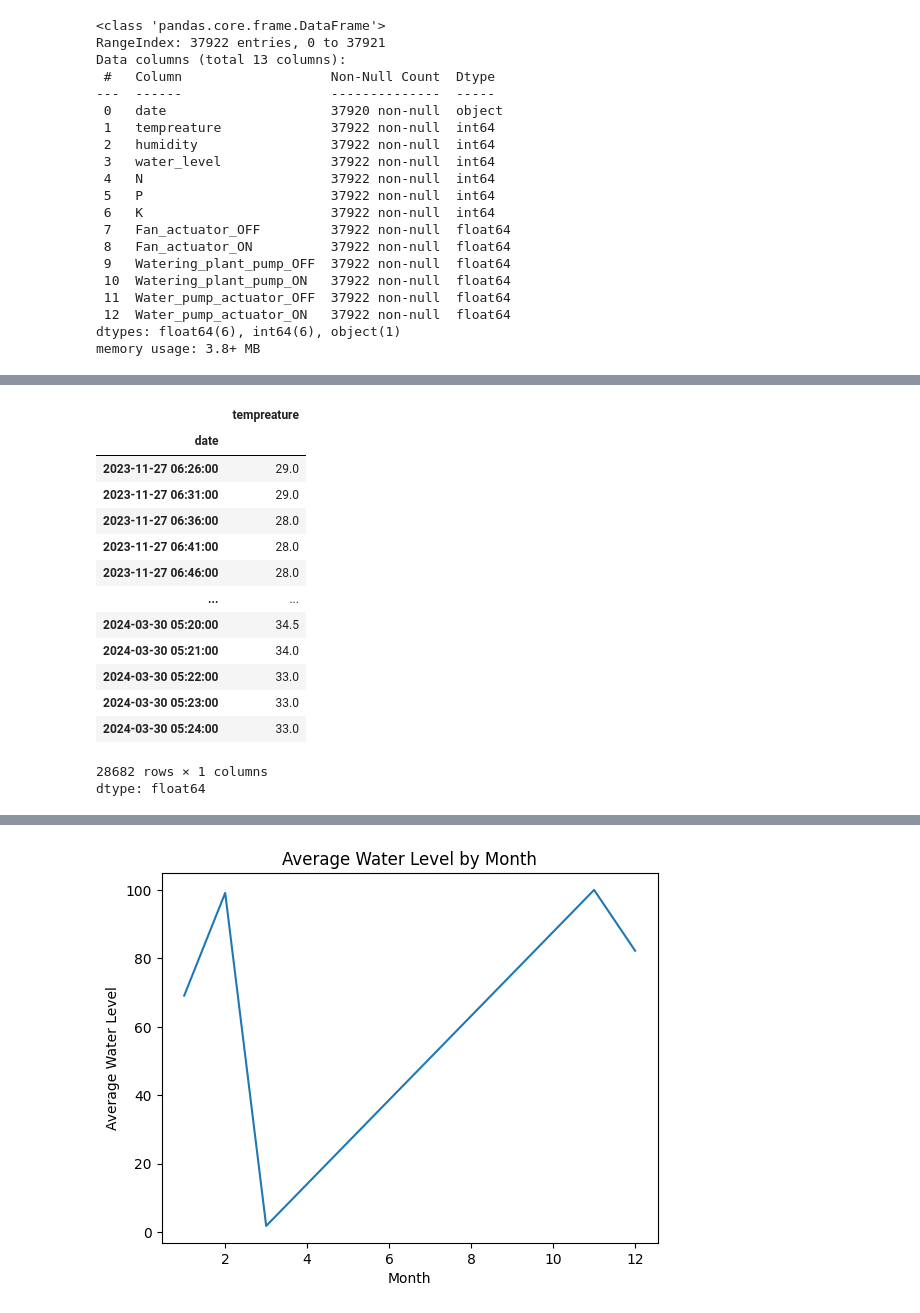
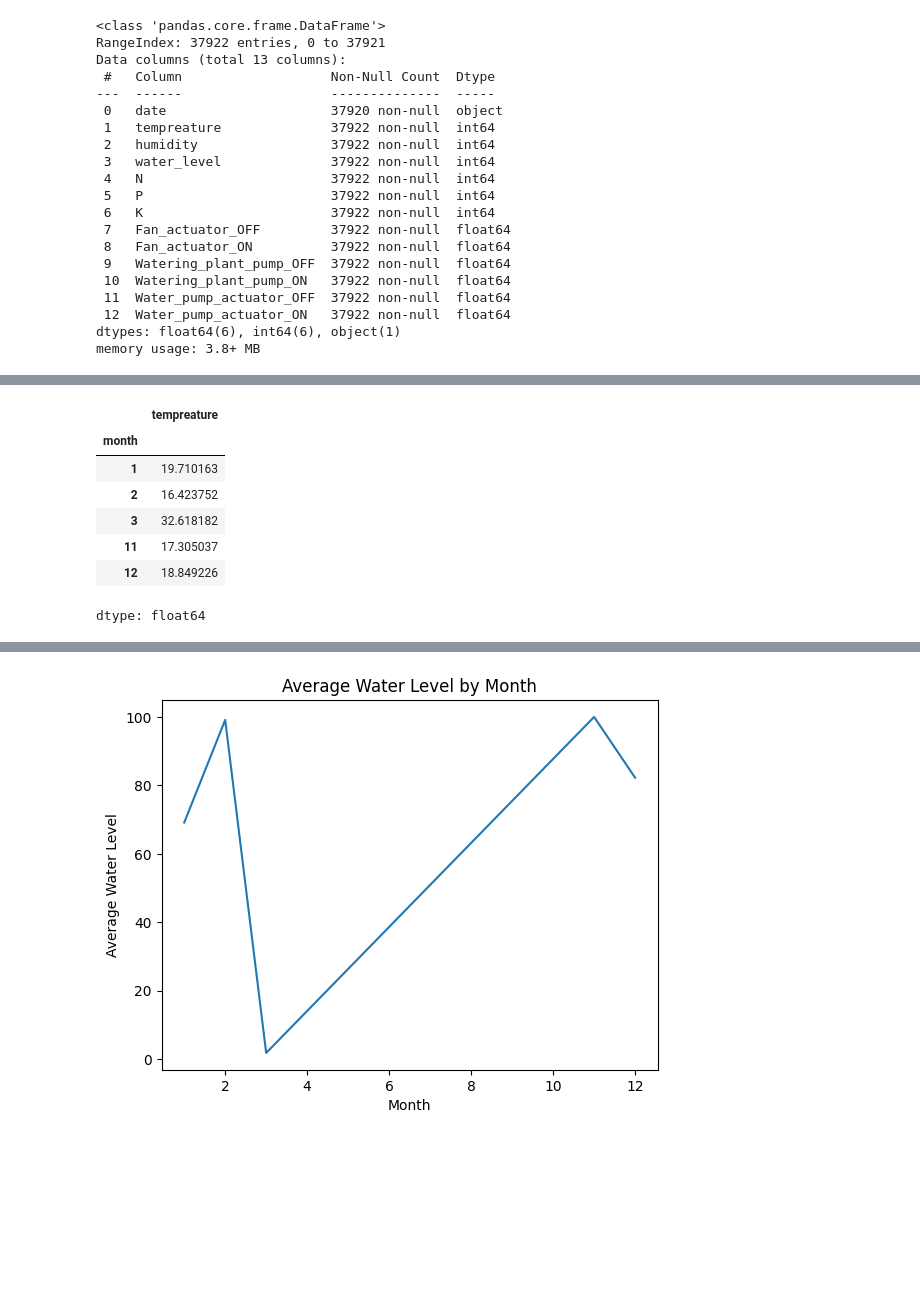
Before and after one commit to WiggleCode/AAI-530-IoT-Application-Design-Final-Project, a Jupyter notebook: RNN Model in progress Jeff.ipynb, the cells around one changed output, grey strips where cells are left out. Cells and saved outputs as stored; diff of their text form; code cells hidden in the pictures; blank space fills up the shorter version.

```diff
--- a/RNN Model in progress Jeff.ipynb
+++ b/RNN Model in progress Jeff.ipynb
@@ -108,18 +105,12 @@ df_grouped_day.value_counts()
-# %%
-df.groupby('date')['tempreature'].mean()
-# %% [output]
-|  | tempreature |
-| date |  |
-| 2023-11-27 06:26:00 | 29.0 |
-| 2023-11-27 06:31:00 | 29.0 |
-| 2023-11-27 06:36:00 | 28.0 |
-| 2023-11-27 06:41:00 | 28.0 |
-| 2023-11-27 06:46:00 | 28.0 |
-| ... | ... |
-| 2024-03-30 05:20:00 | 34.5 |
-| 2024-03-30 05:21:00 | 34.0 |
-| 2024-03-30 05:22:00 | 33.0 |
-| 2024-03-30 05:23:00 | 33.0 |
-| 2024-03-30 05:24:00 | 33.0 |
-28682 rows × 1 columns
-dtype: float64
+# %%
+# Temperature averages by month in the dataset
+df.groupby('month')['tempreature'].mean()
+# %% [output]
+|  | tempreature |
+| month |  |
+| 1 | 19.710163 |
+| 2 | 16.423752 |
+| 3 | 32.618182 |
+| 11 | 17.305037 |
+| 12 | 18.849226 |
+dtype: float64
```
Also changed, not shown: parts of 12 cells of this notebook.
